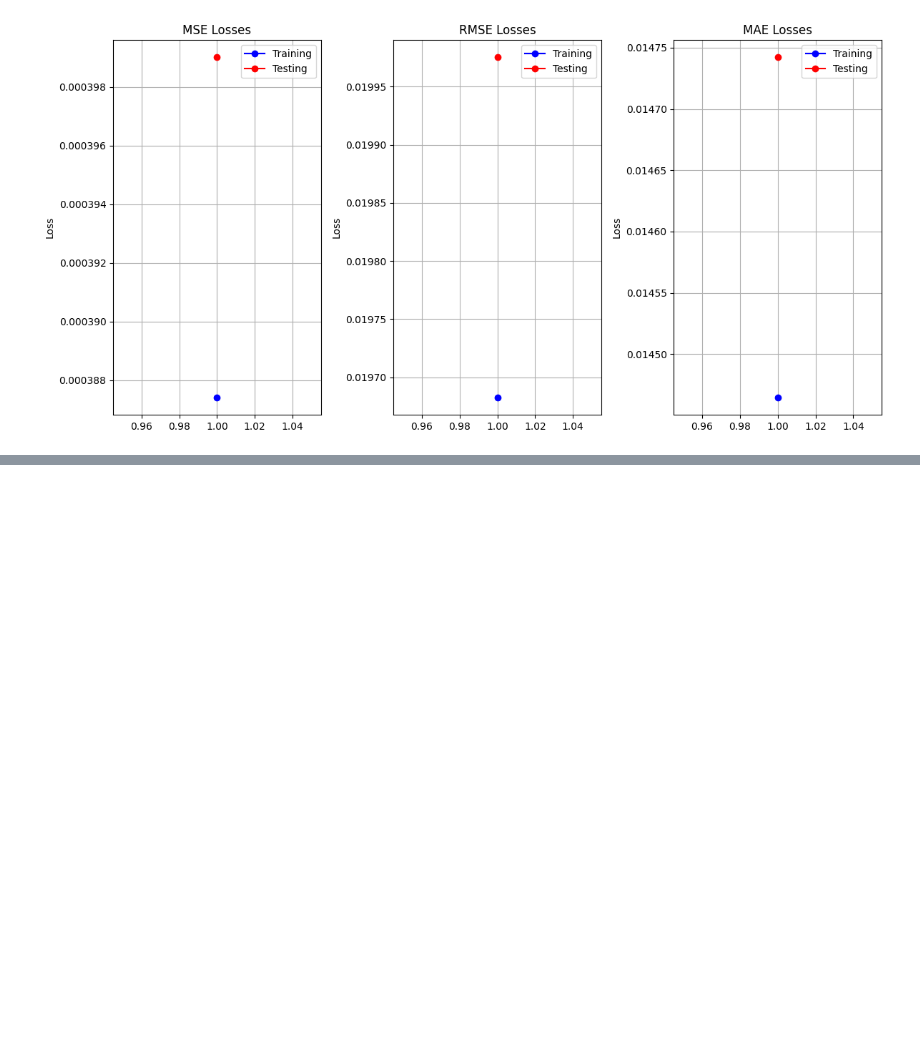
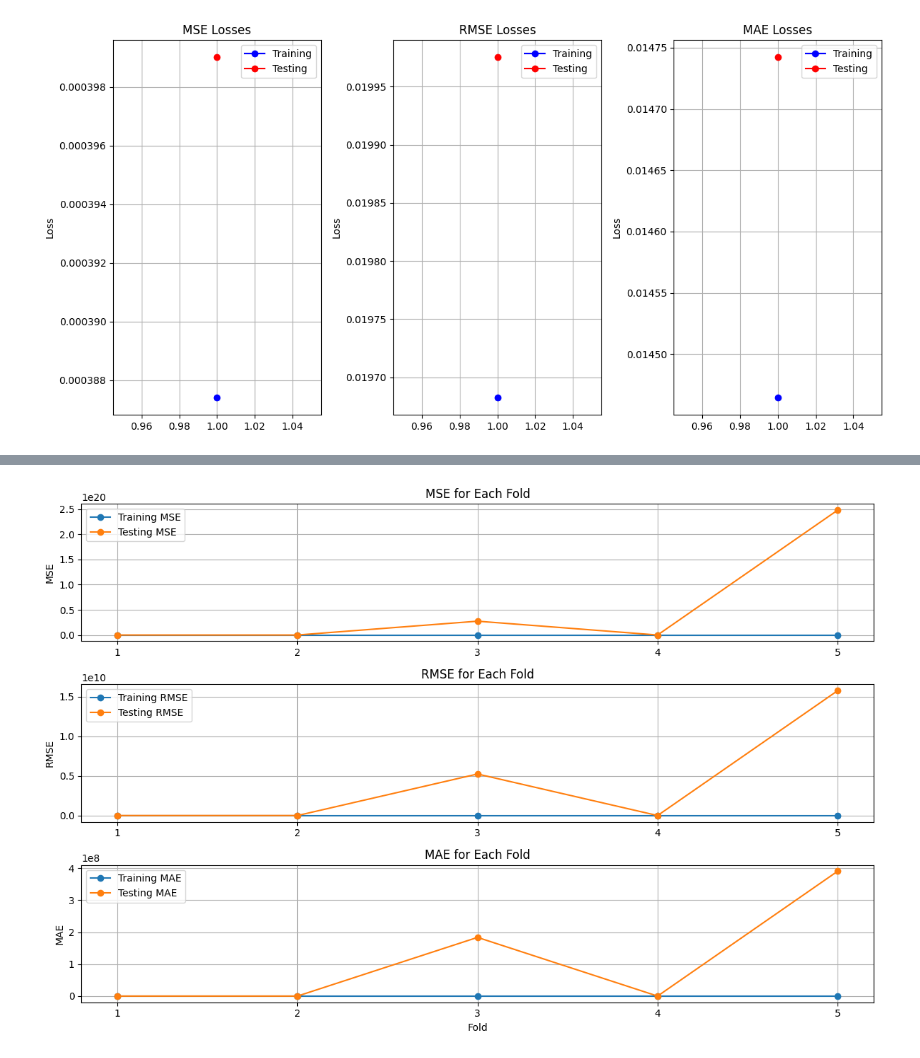
Before and after one commit to neerajcodes888/A-Novel-Used-Car-Price-Prediction-Model-Based-on-LinDenoise, a Jupyter notebook: project.ipynb, the cells around one changed output, grey strips where cells are left out. Drawn from its saved outputs; the diff is of its cells as text; code cells hidden in the pictures; blank space fills up the shorter version.

```diff
--- a/project.ipynb
+++ b/project.ipynb
@@ -1262,0 +1375,42 @@ RuntimeError: Cannot clone object LinDenoise(lr_params={}, noise_level=0.1), as
+# %%
+# Plot all metrics in a single figure
+plt.figure(figsize=(12, 8))
+
+# Plot MSE
+plt.subplot(3, 1, 1)
+plt.plot(range(1, 6), mse_train_folds, marker='o', label='Training MSE')
+plt.plot(range(1, 6), mse_test_folds, marker='o', label='Testing MSE')
+plt.title('MSE for Each Fold')
+plt.ylabel('MSE')
+plt.legend()
+plt.grid(True)
+plt.xticks(range(1, 6))
+
+# Plot RMSE
+plt.subplot(3, 1, 2)
+plt.plot(range(1, 6), rmse_train_folds, marker='o', label='Training RMSE')
+plt.plot(range(1, 6), rmse_test_folds, marker='o', label='Testing RMSE')
+plt.title('RMSE for Each Fold')
+plt.ylabel('RMSE')
+plt.legend()
+plt.grid(True)
+plt.xticks(range(1, 6))
+
+# Plot MAE
+plt.subplot(3, 1, 3)
+plt.plot(range(1, 6), mae_train_folds, marker='o', label='Training MAE')
+plt.plot(range(1, 6), mae_test_folds, marker='o', label='Testing MAE')
+plt.title('MAE for Each Fold')
+plt.xlabel('Fold')
+plt.ylabel('MAE')
+plt.legend()
+plt.grid(True)
+plt.xticks(range(1, 6))
+
+# Adjust layout
+plt.tight_layout()
+
+# Show plot
+plt.show()
+# %% [output]
+[figure, added]
```
Also changed, not shown: parts of 3 cells of this notebook.
